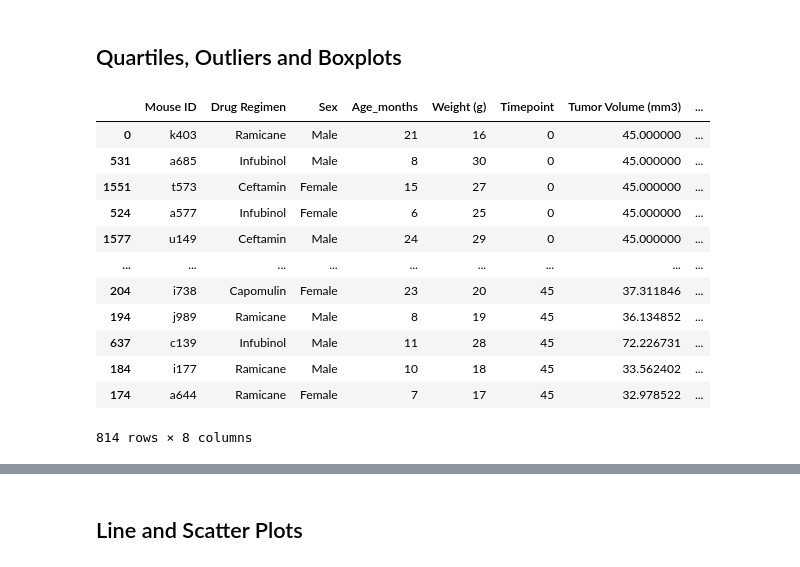
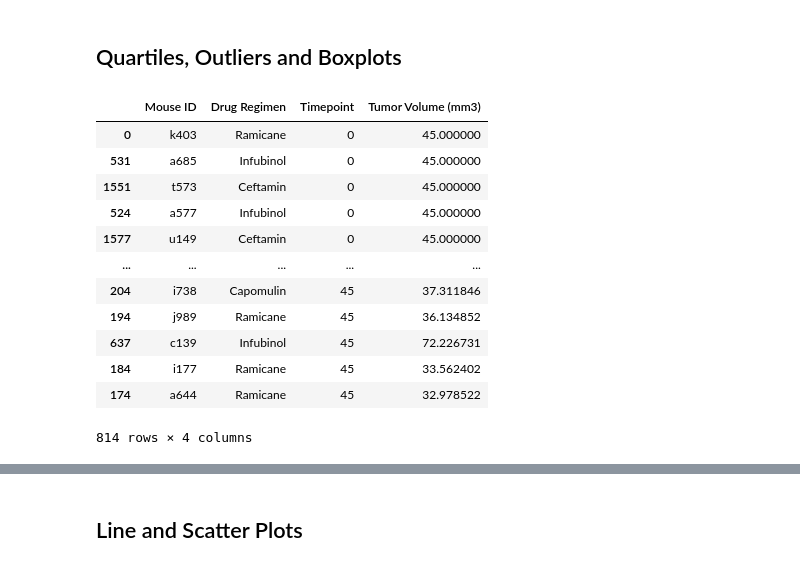
Before and after one commit to lstredler/MatPlotLib-challenge, a Jupyter notebook: pymaceuticals_starter.ipynb, the cells around one changed output, grey strips where cells are left out. Drawn from its saved outputs; the diff is of its cells as text; code cells hidden in the pictures.

```diff
--- a/pymaceuticals_starter.ipynb
+++ b/pymaceuticals_starter.ipynb
@@ -233,22 +233,26 @@ plt.axis("equal");
 # %% [markdown]
 ## Quartiles, Outliers and Boxplots
 # %%
-#Capomulin, Ramicane, Infubinol, and Ceftamin
+# Calculate the final tumor volume of each mouse across four of the treatment regimens:
+# Capomulin, Ramicane, Infubinol, and Ceftamin
+
 #capture drug specific four regimens using isin to check value exists
 four_drug_df = sort_mouse_meta_df[sort_mouse_meta_df["Drug Regimen"].isin(["Capomulin", "Infubinol", "Ramicane", "Ceftamin"])]
-four_drug_df
+
+minimized_four_drug_df = four_drug_df[["Mouse ID", "Drug Regimen", "Timepoint", "Tumor Volume (mm3)"]]
+minimized_four_drug_df
 # %% [output]
-|  | Mouse ID | Drug Regimen | Sex | Age_months | Weight (g) | Timepoint | Tumor Volume (mm3) | ... |
-| 0 | k403 | Ramicane | Male | 21 | 16 | 0 | 45.000000 | ... |
-| 531 | a685 | Infubinol | Male | 8 | 30 | 0 | 45.000000 | ... |
-| 1551 | t573 | Ceftamin | Female | 15 | 27 | 0 | 45.000000 | ... |
-| 524 | a577 | Infubinol | Female | 6 | 25 | 0 | 45.000000 | ... |
-| 1577 | u149 | Ceftamin | Male | 24 | 29 | 0 | 45.000000 | ... |
-| ... | ... | ... | ... | ... | ... | ... | ... | ... |
-| 204 | i738 | Capomulin | Female | 23 | 20 | 45 | 37.311846 | ... |
-| 194 | j989 | Ramicane | Male | 8 | 19 | 45 | 36.134852 | ... |
-| 637 | c139 | Infubinol | Male | 11 | 28 | 45 | 72.226731 | ... |
-| 184 | i177 | Ramicane | Male | 10 | 18 | 45 | 33.562402 | ... |
-| 174 | a644 | Ramicane | Female | 7 | 17 | 45 | 32.978522 | ... |
+|  | Mouse ID | Drug Regimen | Timepoint | Tumor Volume (mm3) |
+| 0 | k403 | Ramicane | 0 | 45.000000 |
+| 531 | a685 | Infubinol | 0 | 45.000000 |
+| 1551 | t573 | Ceftamin | 0 | 45.000000 |
+| 524 | a577 | Infubinol | 0 | 45.000000 |
+| 1577 | u149 | Ceftamin | 0 | 45.000000 |
+| ... | ... | ... | ... | ... |
+| 204 | i738 | Capomulin | 45 | 37.311846 |
+| 194 | j989 | Ramicane | 45 | 36.134852 |
+| 637 | c139 | Infubinol | 45 | 72.226731 |
+| 184 | i177 | Ramicane | 45 | 33.562402 |
+| 174 | a644 | Ramicane | 45 | 32.978522 |
-814 rows × 8 columns
+814 rows × 4 columns
 # %%
```
Also changed, not shown: parts of 5 cells of this notebook.
